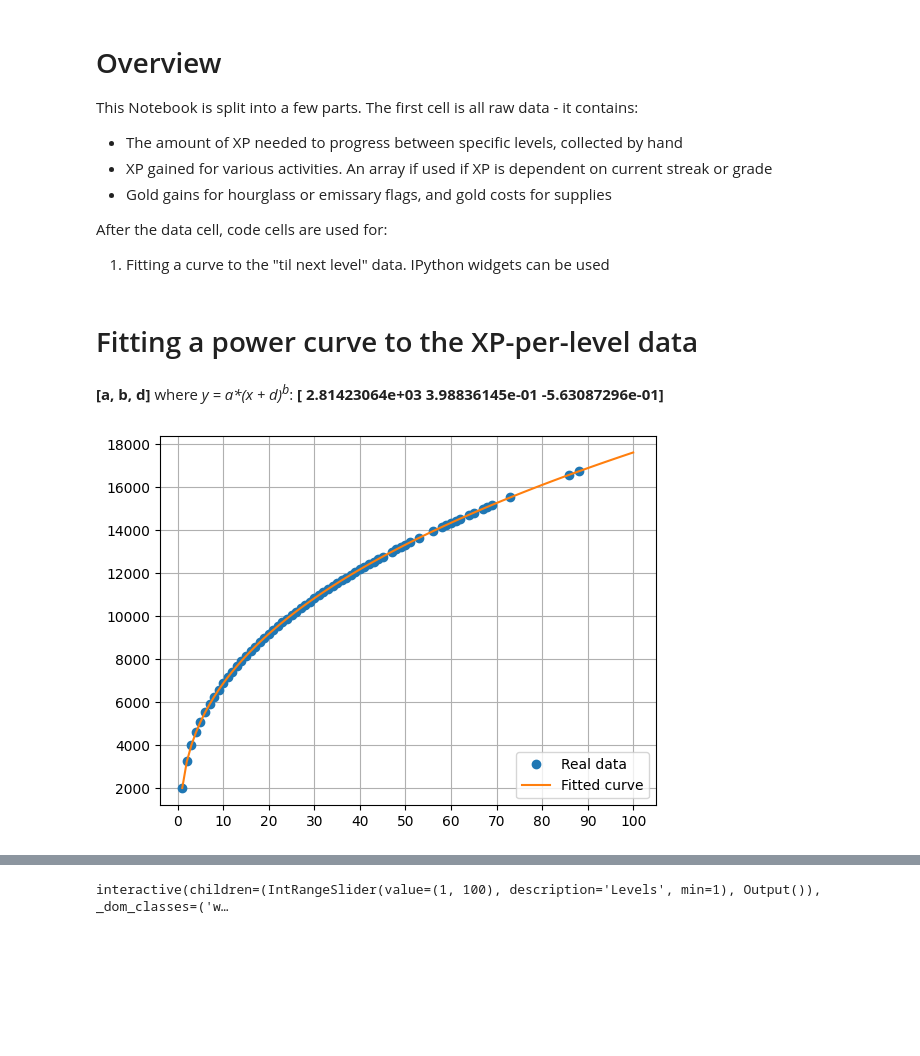
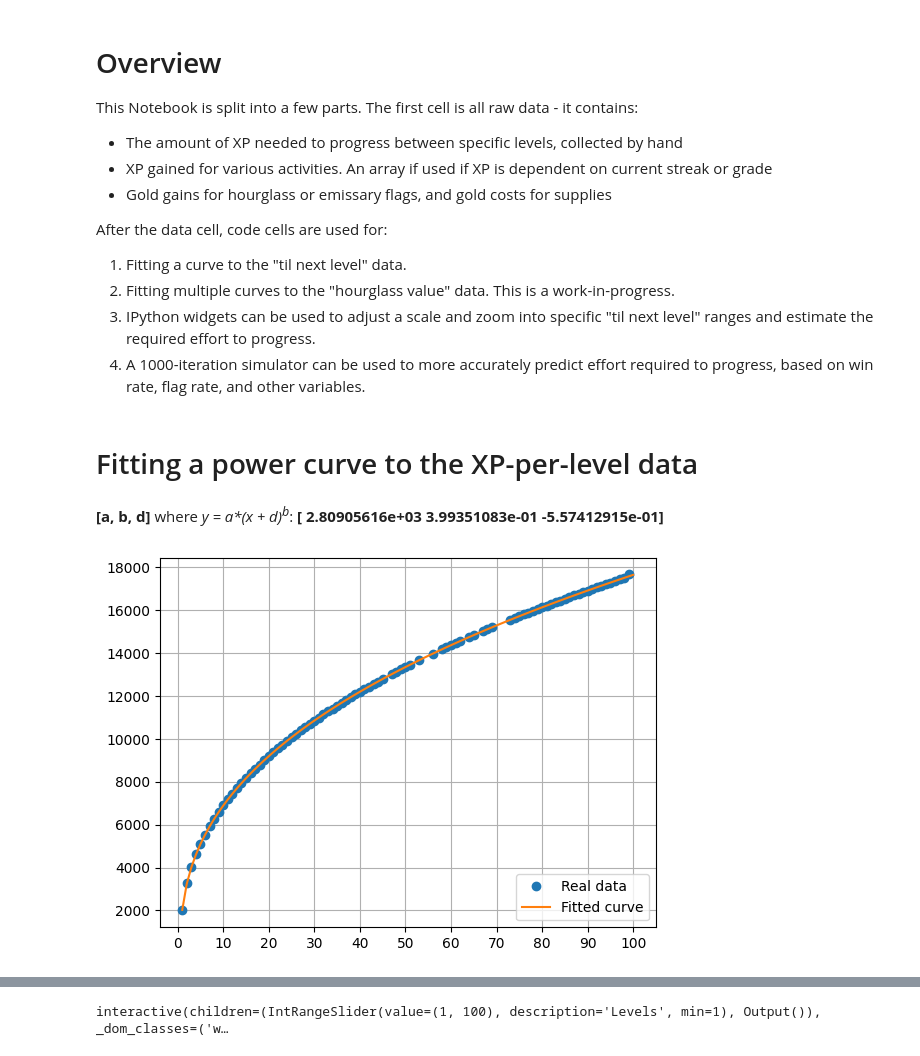
Before and after one commit to sfuqua/sot-hourglass-data, a Jupyter notebook: SoT-S8-Data.ipynb, the cells around one changed output, grey strips where cells are left out. Drawn from its saved outputs; the diff is of its cells as text; code cells hidden in the pictures; blank space fills up the shorter version.

Commit message:
New data

```diff
--- a/SoT-S8-Data.ipynb
+++ b/SoT-S8-Data.ipynb
@@ -9,7 +9,10 @@ This Notebook is split into a few parts. The first cell is all raw data - it con
 
 After the data cell, code cells are used for:
 
-1. Fitting a curve to the "til next level" data. IPython widgets can be used
+1. Fitting a curve to the "til next level" data.
+2. Fitting multiple curves to the "hourglass value" data. This is a work-in-progress.
+3. IPython widgets can be used to adjust a scale and zoom into specific "til next level" ranges and estimate the required effort to progress.
+4. A 1000-iteration simulator can be used to more accurately predict effort required to progress, based on win rate, flag rate, and other variables.
 # %%
 from IPython.display import display, Markdown
 
@@ -80,9 +83,36 @@ zippedData = [
     (68, 15097),
     (69, 15186),
     (73, 15535),
+    (74, 15619),
+    (75, 15705),
+    (76, 15788),
+    (77, 15872),
+    (78, 15954),
+    (79, 16036),
+    (80, 16118),
+    (81, 16198),
+    (82, 16279),
+    (83, 16359),
+    (84, 16437),
+    (85, 16516),
     (86, 16593),
-    (88, 16747)
+    (87, 16672),
+    (88, 16747),
+    (89, 16825),
+    (90, 16900),
+    (91, 16975),
+    (92, 17050),
+    (93, 17124),
+    (94, 17199),
+    (95, 17271),
+    (96, 17344),
+    (97, 17417),
+    (98, 17489),
+    (99, 17650)
 ]
+
+# Static requirement after level 100
+AFTER_100 = 12600
 
 # Allegiance/XP for losing a fight
 GAIN_LOSS = 560
@@ -103,10 +133,10 @@ GAIN_HOURGLASS = [
     1100,
     2640,
     4680,
-    8000, # TODO Confirm data
+    7800,
     10800,
     # TODO: 10 = 25800
-    # TODO: 12 ~= 31800; need level 88 req to be sure
+    # TODO: 12 = 31800; need level 88 req to be sure
 ]
 
 # Gold added to your hourglass for a win
@@ -199,6 +229,8 @@ snapshots = [
 
     # After filling in most of the 60s and two 80 data points
     { "date": "2022-12-19T02:00:00Z", "curve": power_curve, "params": [2.81423065e+03, 0.398836145, -0.563087413] },
+
+    { "date": "2022-12-27T03:34:00Z", "curve": power_curve, "params": [2.80905616e+03, 0.399351083, -0.557412915] },
 ]
 
 curve_to_fit = power_curve
@@ -207,35 +239,35 @@ curve_to_fit = power_curve
 # into an x-list and y-list. We also build a "mapped" dictionary {x: y} at the same time.
 lvls = []
 tnlXp = []
 mapped = {}
 for (x, y) in zippedData:
     lvls.append(x)
     tnlXp.append(y)
     mapped[x] = y
 
 # Fit our curve to the data; p0 is based on iteration from previous curves
 pars, cov = opt.curve_fit(f=curve_to_fit, xdata=lvls, ydata=tnlXp, p0=[2800, 0.4,  -0.6], bounds=(-np.inf, np.inf))
 displaymd("# Fitting a power curve to the XP-per-level data")
 displaymd(f"**[a, b, d]** where *y = a\*(x + d)<sup>b</sup>*: **{pars}**")
 
 # Generate a range of x-values over which to evaluate the curve
 x_fit = np.linspace(1, 100, 101)
 
 # Evaluate the curve at each x-value in the range
 y_fit = curve_to_fit(x_fit, *pars)
 
 # Plot our real data
 plt.plot(lvls, tnlXp, "o", label="Real data")
 # Plot our fitted data
 plt.plot(x_fit, y_fit, label="Fitted curve")
 plt.xticks(np.arange(0, 101, step=10))
 plt.grid(which="major")
 plt.legend(loc="lower right")
 plt.show()
 # %% [output]
 # Fitting a power curve to the XP-per-level data
-**[a, b, d]** where *y = a\*(x + d)<sup>b</sup>*: **[ 2.81423064e+03  3.98836145e-01 -5.63087296e-01]**
+**[a, b, d]** where *y = a\*(x + d)<sup>b</sup>*: **[ 2.80905616e+03  3.99351083e-01 -5.57412915e-01]**
-[figure, old version]
+[figure, new version]
 # %%
 import numpy as np
 import scipy.optimize as opt
```
Also changed, not shown: parts of 1 cell of this notebook.
